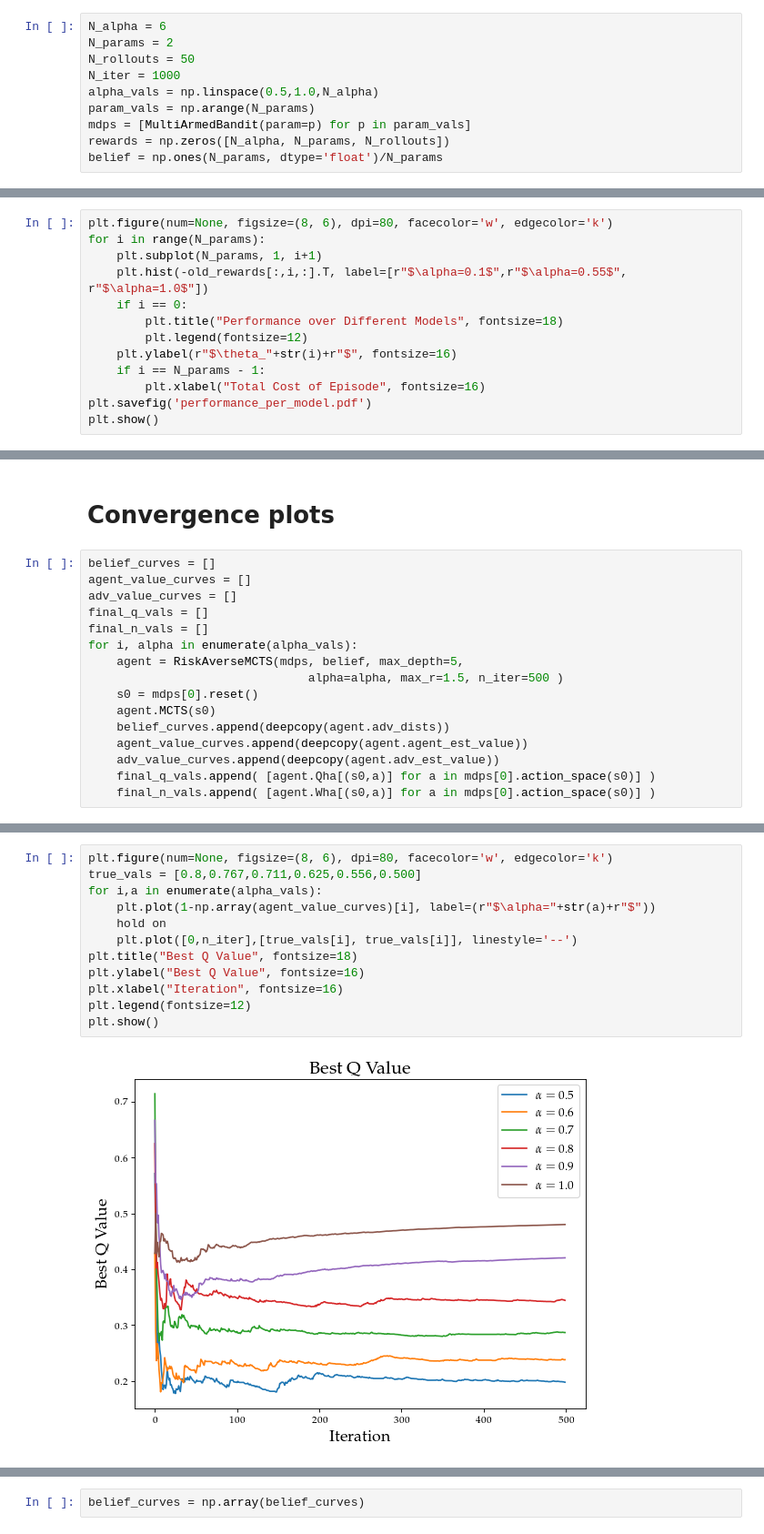
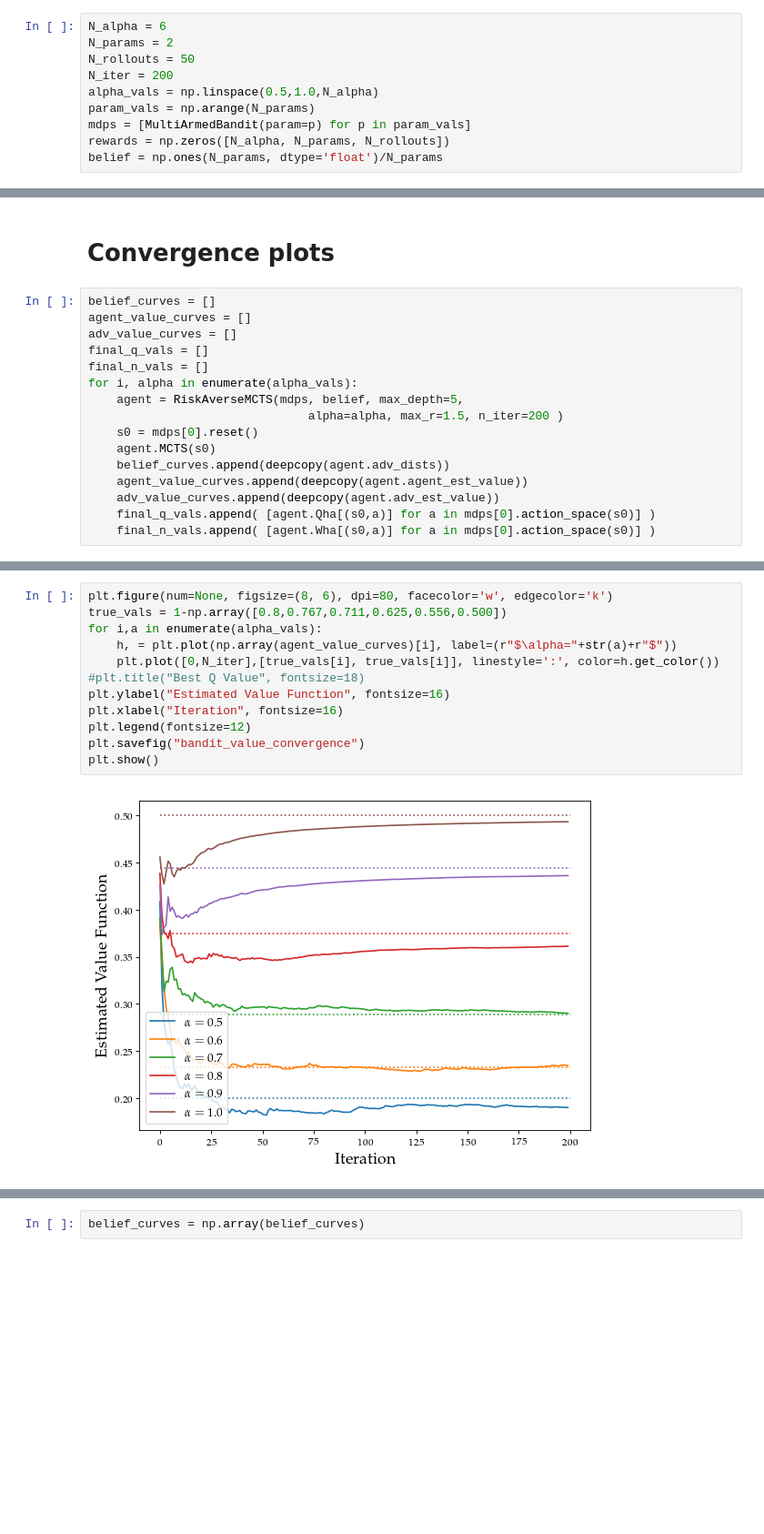
Before and after one commit to ShogoAkiyama/risk-sensitive-mcts, a Jupyter notebook: Bandit Experiments.ipynb, the cells around one changed output, grey strips where cells are left out. Shown: that part at 91% size. Cells and saved outputs as stored; diff of their text form; blank space fills up the shorter version.

Commit message:
created results for bandit problem

```diff
--- a/Bandit Experiments.ipynb
+++ b/Bandit Experiments.ipynb
@@ -13,7 +16,7 @@ import matplotlib.pyplot as plt
 N_alpha = 6
 N_params = 2
 N_rollouts = 50
-N_iter = 1000
+N_iter = 200
 alpha_vals = np.linspace(0.5,1.0,N_alpha)
 param_vals = np.arange(N_params)
 mdps = [MultiArmedBandit(param=p) for p in param_vals]
@@ -53,13 +56,0 @@ plt.show()
-# %%
-plt.figure(num=None, figsize=(8, 6), dpi=80, facecolor='w', edgecolor='k')
-for i in range(N_params):
-    plt.subplot(N_params, 1, i+1)
-    plt.hist(-old_rewards[:,i,:].T, label=[r"$\alpha=0.1$",r"$\alpha=0.55$", r"$\alpha=1.0$"])
-    if i == 0:
-        plt.title("Performance over Different Models", fontsize=18)
-        plt.legend(fontsize=12)
-    plt.ylabel(r"$\theta_"+str(i)+r"$", fontsize=16)
-    if i == N_params - 1:
-        plt.xlabel("Total Cost of Episode", fontsize=16)
-plt.savefig('performance_per_model.pdf')
-plt.show()
@@ -75,7 +64,7 @@ final_q_vals = []
 final_n_vals = []
 for i, alpha in enumerate(alpha_vals):
     agent = RiskAverseMCTS(mdps, belief, max_depth=5,
-                               alpha=alpha, max_r=1.5, n_iter=500 )
+                               alpha=alpha, max_r=1.5, n_iter=200 )
     s0 = mdps[0].reset()
     agent.MCTS(s0)
     belief_curves.append(deepcopy(agent.adv_dists))
@@ -108,17 +97,17 @@ array([[ 5259.        ,  1697.        ,   651.57142857,   385.        ,
 # %%
 plt.figure(num=None, figsize=(8, 6), dpi=80, facecolor='w', edgecolor='k')
-true_vals = [0.8,0.767,0.711,0.625,0.556,0.500]
+true_vals = 1-np.array([0.8,0.767,0.711,0.625,0.556,0.500])
 for i,a in enumerate(alpha_vals):
-    plt.plot(1-np.array(agent_value_curves)[i], label=(r"$\alpha="+str(a)+r"$"))
-    hold on
-    plt.plot([0,n_iter],[true_vals[i], true_vals[i]], linestyle='--')
-plt.title("Best Q Value", fontsize=18)
-plt.ylabel("Best Q Value", fontsize=16)
+    h, = plt.plot(np.array(agent_value_curves)[i], label=(r"$\alpha="+str(a)+r"$"))
+    plt.plot([0,N_iter],[true_vals[i], true_vals[i]], linestyle=':', color=h.get_color())
+#plt.title("Best Q Value", fontsize=18)
+plt.ylabel("Estimated Value Function", fontsize=16)
 plt.xlabel("Iteration", fontsize=16)
 plt.legend(fontsize=12)
+plt.savefig("bandit_value_convergence")
 plt.show()
 # %% [output]
-[figure, old version]
+[figure, new version]
 # %%
 plt.figure(num=None, figsize=(8, 6), dpi=80, facecolor='w', edgecolor='k')
 for i,a in enumerate(alpha_vals):
```
Also changed, not shown: parts of 7 cells of this notebook, 7 other files.
